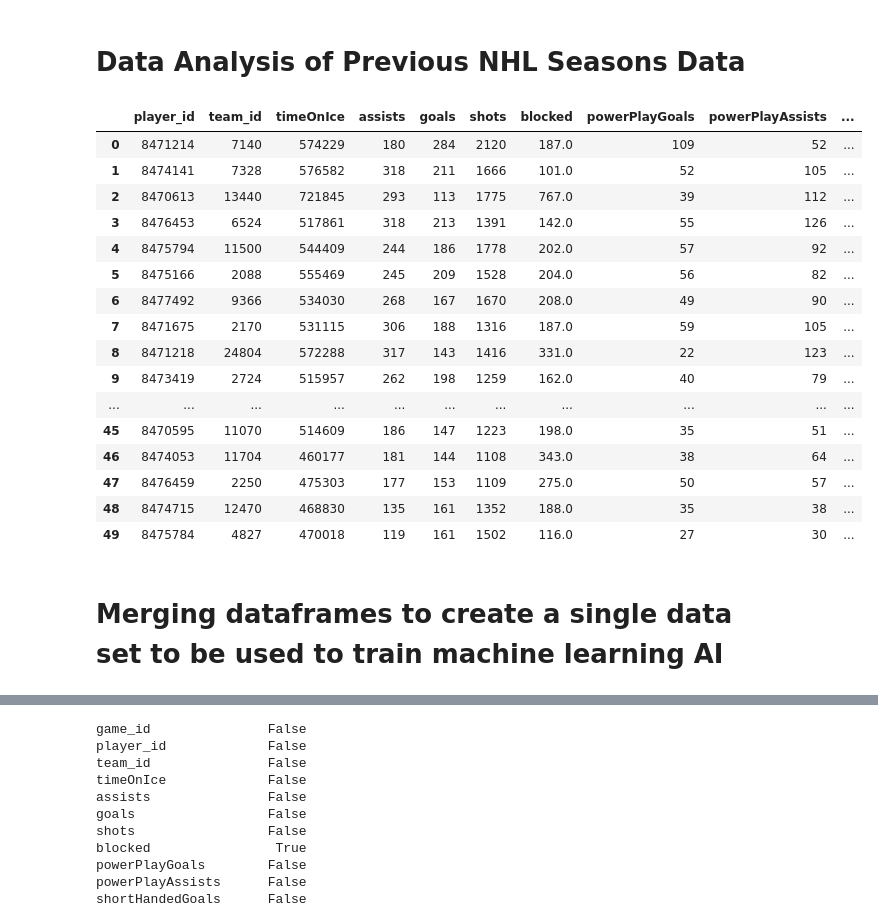
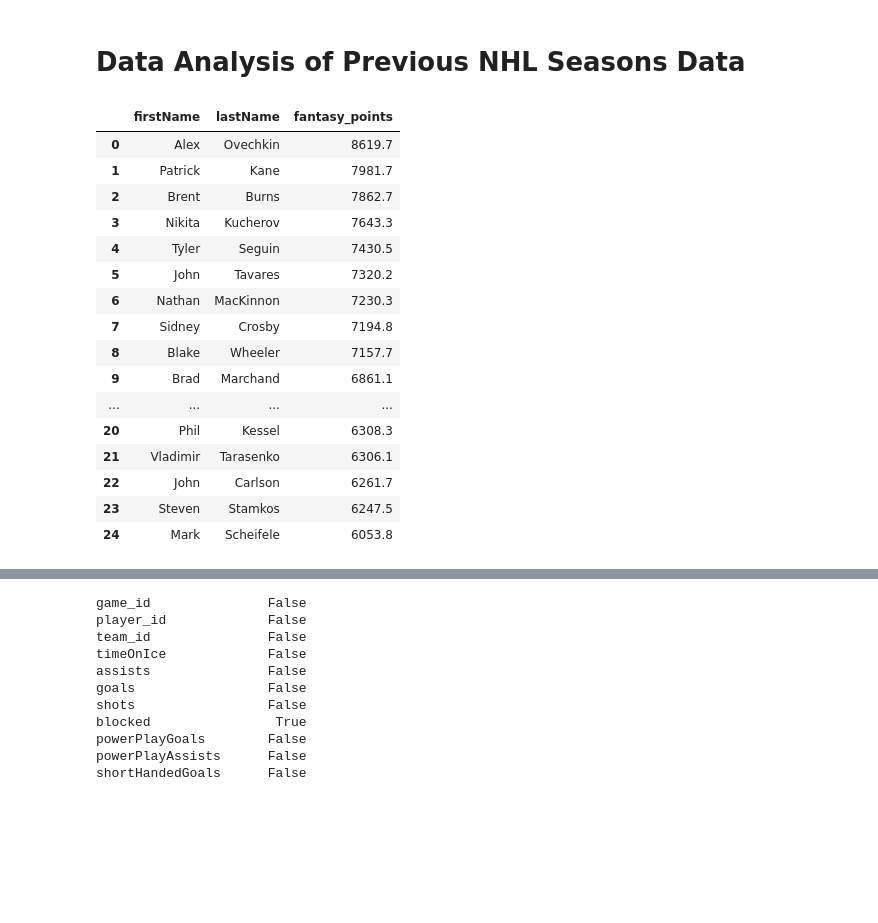
Before and after one commit to mattuzi17/ETL-Project, a Jupyter notebook: NHL_jupyternotebook.ipynb, the cells around one changed output, grey strips where cells are left out. Cells and saved outputs as stored; diff of their text form; code cells hidden in the pictures; blank space fills up the shorter version.

```diff
--- a/NHL_jupyternotebook.ipynb
+++ b/NHL_jupyternotebook.ipynb
@@ -30,7 +32,7 @@ skater_df['fantasy_points'] = (skater_df['assists']*8 + skater_df['goals']*12 +
 skater_df.fillna(0)
 skater_df = skater_df.reset_index(drop=True)
 
-df1 = skater_df.merge(new_player_info_df, how='left', left_on='player_id', right_on='player_id')
+df1 = skater_df.merge(player_info_df, how='left', left_on='player_id', right_on='player_id')
 df2 = df1.merge(game_info_df, on='game_id')
 df3 = df2.merge(new_team_df, on ='team_id')
 df3.head()
@@ -185,34 +205,34 @@ cleaned_game_info.head()
 # %% [markdown]
 # Data Analysis of Previous NHL Seasons Data
 # %%
-
-
-#top fantasy points scorers last 6 seasons
+#Top fantasy points scorers last 6 seasons
 
 
 top_df = final_df.reset_index().groupby("player_id").sum()
 top_df = top_df[['team_id', 'timeOnIce', 'assists', 'goals', 'shots', 'blocked', 'powerPlayGoals', 'powerPlayAssists', 'shortHandedGoals', 'shortHandedAssists', 'fantasy_points']]
 top_df = top_df.sort_values(by=['fantasy_points'], ascending=False)
 
 df = top_df.merge(new_player_info_df, how='left', left_on='player_id', right_on='player_id').sort_values(by=['fantasy_points'], ascending=False)
 df.head(50)
+
+# Top 25 skaters 14/15-19/20 seasons
+top = df[['firstName', 'lastName','fantasy_points']]
+top.head(25)
 # %% [output]
-|  | player_id | team_id | timeOnIce | assists | goals | shots | blocked | powerPlayGoals | powerPlayAssists | ... |
-| 0 | 8471214 | 7140 | 574229 | 180 | 284 | 2120 | 187.0 | 109 | 52 | ... |
-| 1 | 8474141 | 7328 | 576582 | 318 | 211 | 1666 | 101.0 | 52 | 105 | ... |
-| 2 | 8470613 | 13440 | 721845 | 293 | 113 | 1775 | 767.0 | 39 | 112 | ... |
-| 3 | 8476453 | 6524 | 517861 | 318 | 213 | 1391 | 142.0 | 55 | 126 | ... |
-| 4 | 8475794 | 11500 | 544409 | 244 | 186 | 1778 | 202.0 | 57 | 92 | ... |
-| 5 | 8475166 | 2088 | 555469 | 245 | 209 | 1528 | 204.0 | 56 | 82 | ... |
-| 6 | 8477492 | 9366 | 534030 | 268 | 167 | 1670 | 208.0 | 49 | 90 | ... |
-| 7 | 8471675 | 2170 | 531115 | 306 | 188 | 1316 | 187.0 | 59 | 105 | ... |
-| 8 | 8471218 | 24804 | 572288 | 317 | 143 | 1416 | 331.0 | 22 | 123 | ... |
-| 9 | 8473419 | 2724 | 515957 | 262 | 198 | 1259 | 162.0 | 40 | 79 | ... |
-| ... | ... | ... | ... | ... | ... | ... | ... | ... | ... | ... |
-| 45 | 8470595 | 11070 | 514609 | 186 | 147 | 1223 | 198.0 | 35 | 51 | ... |
-| 46 | 8474053 | 11704 | 460177 | 181 | 144 | 1108 | 343.0 | 38 | 64 | ... |
-| 47 | 8476459 | 2250 | 475303 | 177 | 153 | 1109 | 275.0 | 50 | 57 | ... |
-| 48 | 8474715 | 12470 | 468830 | 135 | 161 | 1352 | 188.0 | 35 | 38 | ... |
-| 49 | 8475784 | 4827 | 470018 | 119 | 161 | 1502 | 116.0 | 27 | 30 | ... |
+|  | firstName | lastName | fantasy_points |
+| 0 | Alex | Ovechkin | 8619.7 |
+| 1 | Patrick | Kane | 7981.7 |
+| 2 | Brent | Burns | 7862.7 |
+| 3 | Nikita | Kucherov | 7643.3 |
+| 4 | Tyler | Seguin | 7430.5 |
+| 5 | John | Tavares | 7320.2 |
+| 6 | Nathan | MacKinnon | 7230.3 |
+| 7 | Sidney | Crosby | 7194.8 |
+| 8 | Blake | Wheeler | 7157.7 |
+| 9 | Brad | Marchand | 6861.1 |
+| ... | ... | ... | ... |
+| 20 | Phil | Kessel | 6308.3 |
+| 21 | Vladimir | Tarasenko | 6306.1 |
+| 22 | John | Carlson | 6261.7 |
+| 23 | Steven | Stamkos | 6247.5 |
+| 24 | Mark | Scheifele | 6053.8 |
-# %% [markdown]
-# Merging dataframes to create a single data set to be used to train machine learning AI
```
Also changed, not shown: parts of 20 cells of this notebook.
